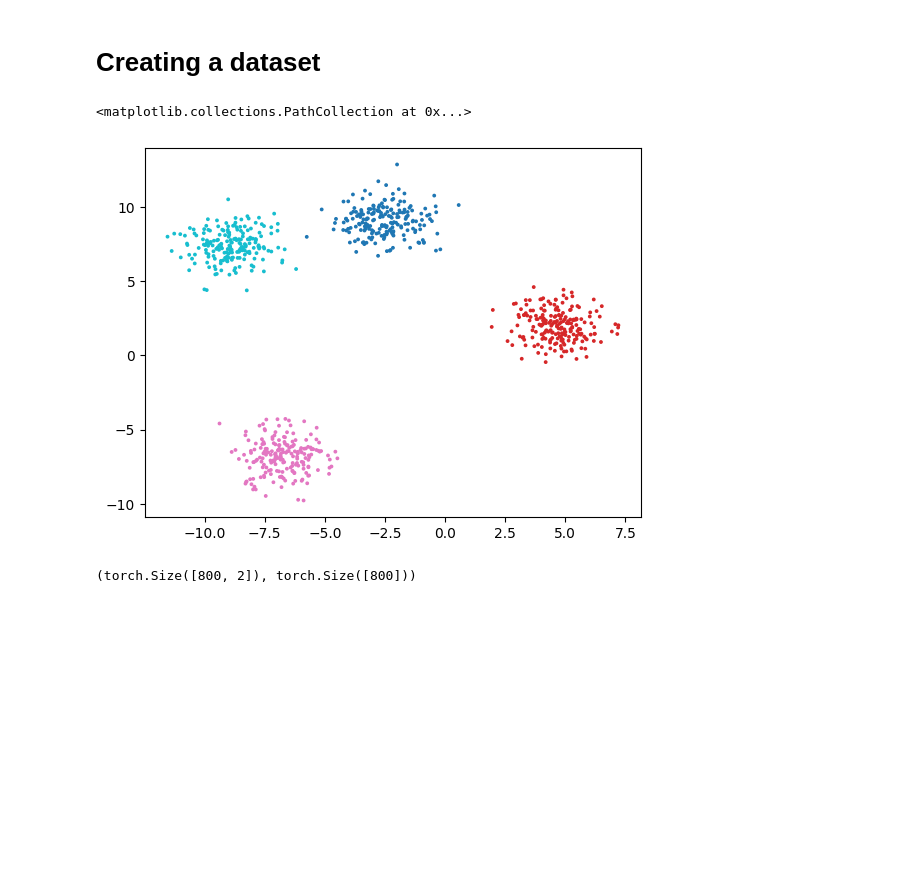
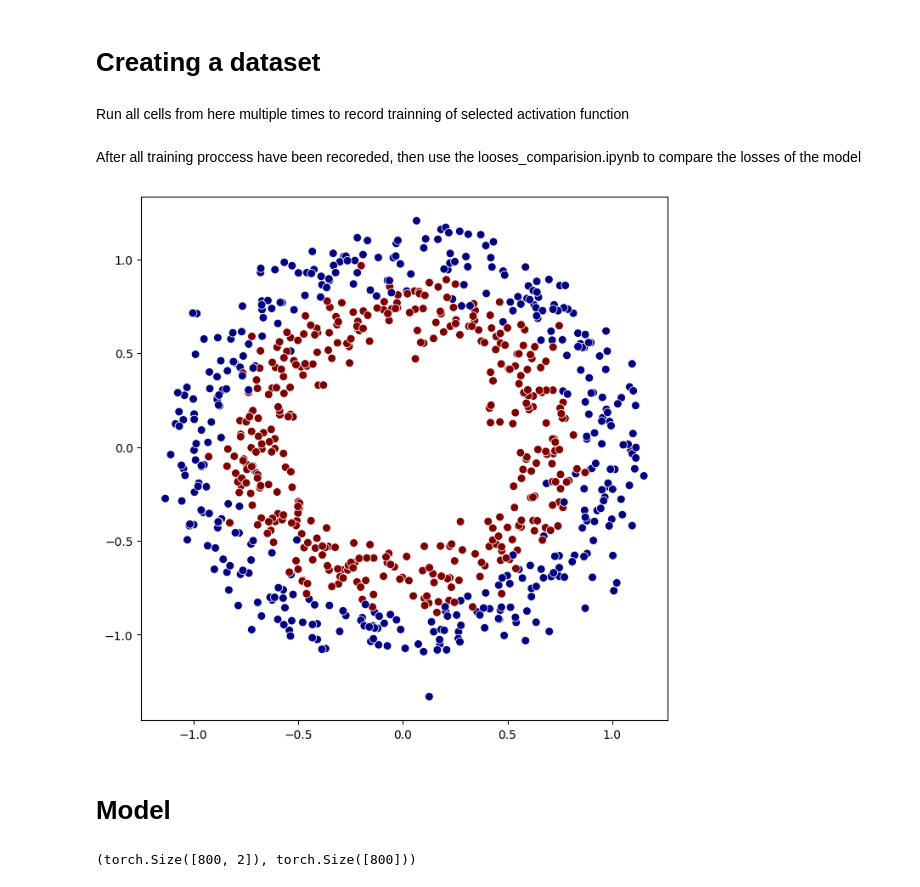
Before and after one commit to ChaitanyaKatti/Summer-Of-Science-2023, a Jupyter notebook: SOS/Machine Learning/multi_classification_classification/trainer.ipynb, the cells around one changed output. Cells and saved outputs as stored; diff of their text form; code cells hidden in the pictures; blank space fills up the shorter version.

```diff
--- a/SOS/Machine Learning/multi_classification_classification/trainer.ipynb
+++ b/SOS/Machine Learning/multi_classification_classification/trainer.ipynb
@@ -8,34 +26,55 @@ from sklearn.model_selection import train_test_split
 # %% [markdown]
 # Creating a dataset
+# %% [markdown]
+Run all cells from here multiple times to record trainning of selected activation function
+# %% [markdown]
+After all training proccess have been recoreded, then use the looses_comparision.ipynb to compare the losses of the model
 # %%
-NUM_CLASSES = 4
+NUM_CLASSES = 5
 NUM_FEATURES = 2
-RANDOM_SEED = 42
+RANDOM_SEED = np.random.randint(0, 1000) # For cluster initialization
+# torch.manual_seed(RANDOM_SEED) # For model initialization
 TEST_SIZE = 0.2
-LEARNING_RATE = 0.1
-EPOCHS = 200
+LEARNING_RATE = 0.01
+EPOCHS = 500
+
+save_figs = False
 # %%
 # Device agnostic code
 device = "cuda" if torch.cuda.is_available() else "cpu"
 # %%
-X_blob, Y_blob = make_blobs(n_samples=1000,
-                            n_features=NUM_FEATURES,
-                            centers=NUM_CLASSES,
-                            random_state=RANDOM_SEED,
-                            cluster_std=1,
-                            )
+# Blobs
+# X_blob, Y_blob = make_blobs(n_samples=1000,
+#                             n_features=NUM_FEATURES,
+#                             centers=NUM_CLASSES,
+#                             random_state=RANDOM_SEED,
+#                             cluster_std=1.5,
+#                             )
+X_blob, Y_blob = make_circles(n_samples=1000,
+                             shuffle=True,
+                             noise=0.1,
+                             random_state=RANDOM_SEED,
+                             factor=0.7
+                             )
 
 X_blob = torch.from_numpy(X_blob).type(torch.float)
 Y_blob = torch.from_numpy(Y_blob).type(torch.float)
 
 # Split the data into training and test sets
-X_train, X_test, Y_train, Y_test = train_test_split(X_blob, Y_blob, test_size=TEST_SIZE, random_state=RANDOM_SEED)
+X_train, X_test, Y_train, Y_test = train_test_split(
+    X_blob, Y_blob, test_size=TEST_SIZE, random_state=RANDOM_SEED)
 # %%
 # Plot the training data
-plt.scatter(X_train[:, 0], X_train[:, 1], s=3, c=Y_train, cmap=plt.cm.tab10)
+X_train = X_train.to('cpu')
+Y_train = Y_train.to('cpu')
+plt.figure(figsize=(8, 8))
+plt.scatter(X_train[:, 0], X_train[:, 1], s=50, c=Y_train, edgecolors='w', linewidths=0.6, cmap=plt.cm.jet)
+if save_figs:
+    plt.savefig(f"plots/cluster_seed_{RANDOM_SEED}.png", dpi=300)
 # %% [output]
-<matplotlib.collections.PathCollection at 0x...>
-[figure, old version]
+[figure, new version]
+# %% [markdown]
+# Model
 # %%
 # Create a model
 class MultiClassClassifier(nn.Module):
```
Also changed, not shown: parts of 10 cells of this notebook, 22 other files.
